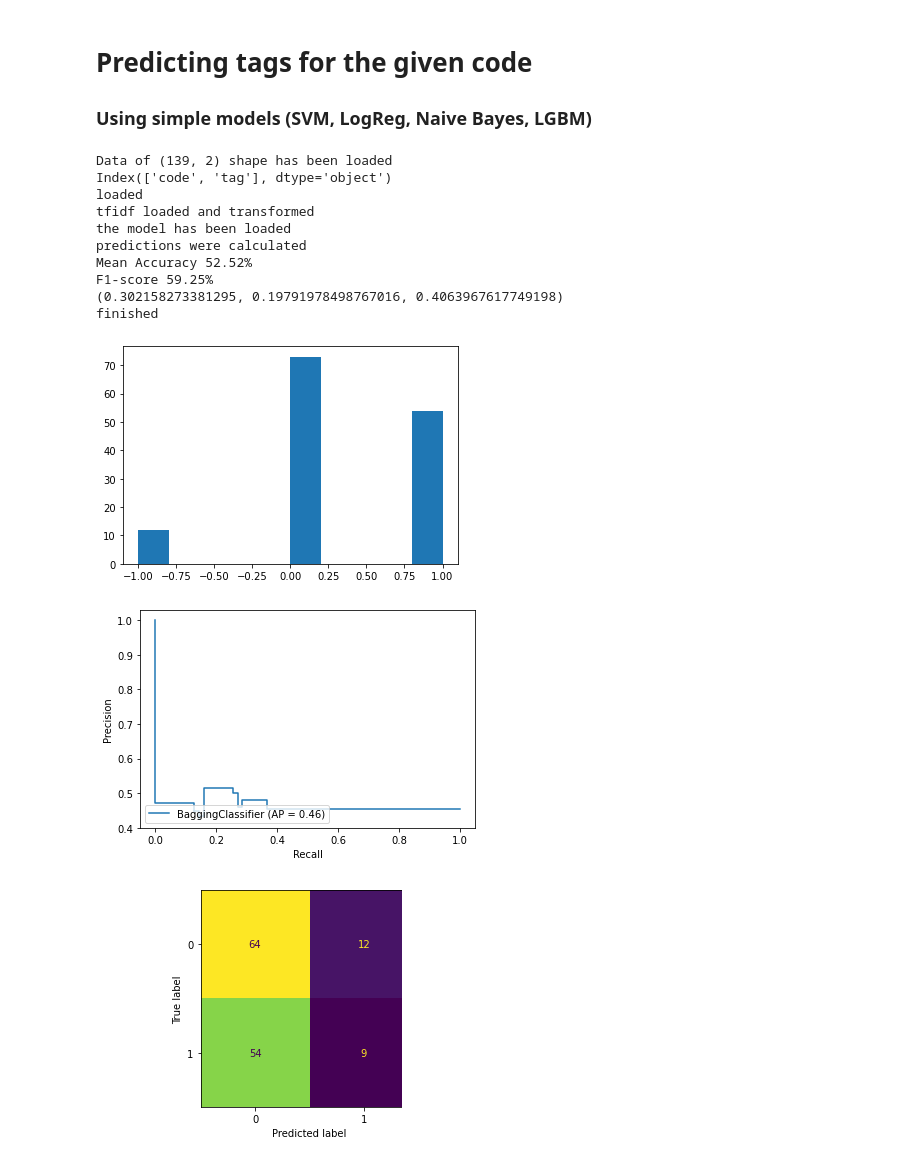
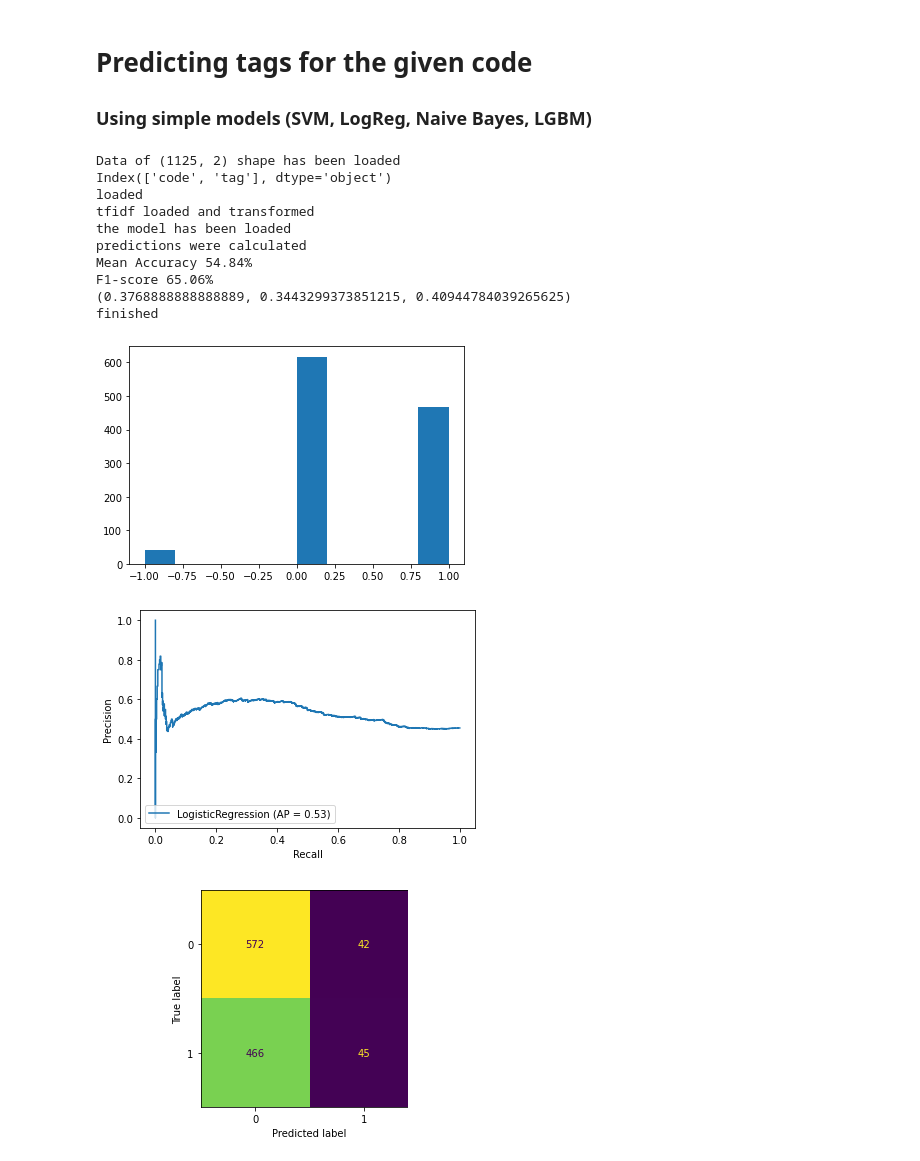
Before and after one commit to whatevernevermindbro/source_code_classification, a Jupyter notebook: predict_tag.ipynb, the cells around one changed output. Saved outputs shown, nothing was run; the diff lists cells and outputs as text; code cells hidden in the pictures.

Commit message:
LogReg Validation, graph_v2, chunk_size == 5

```diff
--- a/predict_tag.ipynb
+++ b/predict_tag.ipynb
@@ -100,48 +100,48 @@ def get_predictions(X, y, TAG_TO_PREDICT, MODEL_DIR):
     print(result)
 # %%
 if __name__ == '__main__':
-    DATASET_PATH = './data/chunks_40_validate.csv'
-    MODEL_DIR = './models/svm_regex_graph_v2.sav'
-    TFIDF_DIR = './models/tfidf_svm_graph_v2.pickle'
+    DATASET_PATH = './data/chunks_5_validate.csv'
+    MODEL_DIR = './models/logreg_regex_graph_v2.sav'
+    TFIDF_DIR = './models/tfidf_logreg_graph_v2.pickle'
     CODE_COLUMN = 'code' #'code_block'
     TAG_TO_PREDICT = 'tag' #'preprocessing'
     df, code_blocks = load_code_blocks(DATASET_PATH, CODE_COLUMN)
     nrows = df.shape[0]
     print("loaded")
     tfidf_params = {'min_df': 5
             , 'max_df': 0.3
             , 'smooth_idf': True}
     SVM_params = {'C': 100
             , 'kernel': "linear"
             , 'verbose': 1
             , 'random_state': 241}
     meta = {'data': DATASET_PATH
                 ,'nrows': nrows
                 ,'label': TAG_TO_PREDICT
                 ,'model': MODEL_DIR}
     code_blocks_tfidf = tfidf_transform(code_blocks, tfidf_params, TFIDF_DIR)
     with dagshub.dagshub_logger() as logger:
         # metrics = SVM_evaluate(df, code_blocks, tfidf_params, TFIDF_DIR, SVM_params)
         metrics = get_predictions(code_blocks_tfidf, df[TAG_TO_PREDICT].astype(int), TAG_TO_PREDICT, MODEL_DIR)
         logger.log_hyperparams(meta)
         logger.log_hyperparams(tfidf_params)
         logger.log_hyperparams(SVM_params)
         logger.log_metrics(metrics)
     print("finished")
 # %% [output]
-Data of (139, 2) shape has been loaded
+Data of (1125, 2) shape has been loaded
 Index(['code', 'tag'], dtype='object')
 loaded
 tfidf loaded and transformed
 the model has been loaded
 predictions were calculated
-Mean Accuracy 52.52%
-F1-score 59.25%
-(0.302158273381295, 0.19791978498767016, 0.4063967617749198)
+Mean Accuracy 54.84%
+F1-score 65.06%
+(0.3768888888888889, 0.3443299373851215, 0.40944784039265625)
 finished
-[figure, old version]
+[figure, new version]
-[figure, old version]
+[figure, new version]
-[figure, old version]
+[figure, new version]
 # %%
 # SVM Validation on every chunk_size [-5]
 # LogReg Validation on every chunk_size
```
Also changed, not shown: 2 other files.
